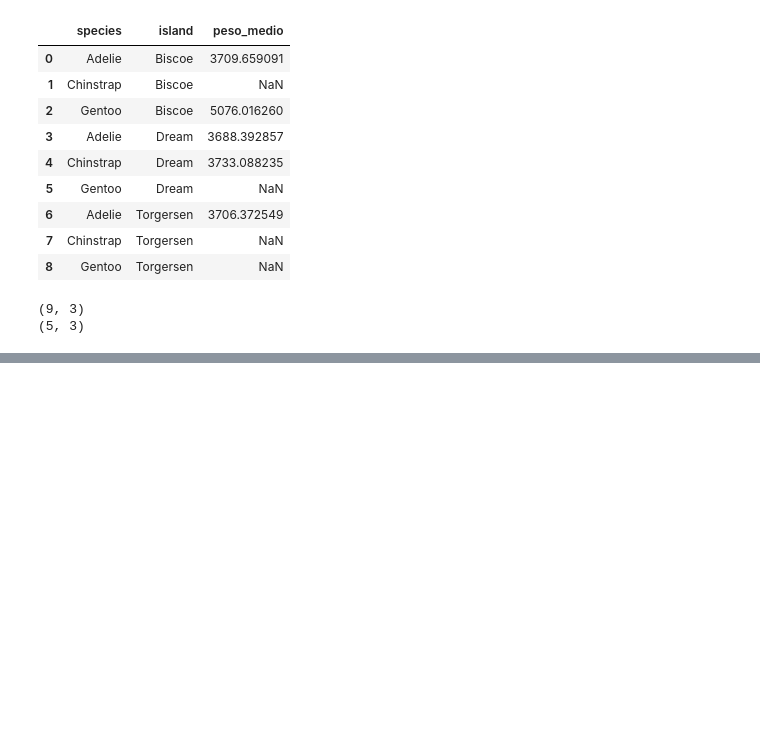
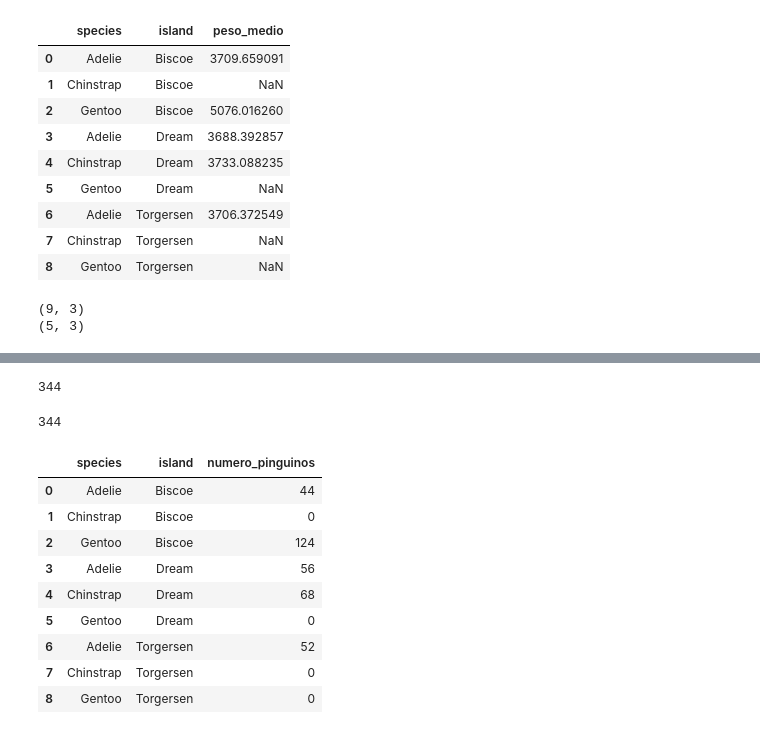
Before and after one commit to SalvaSala/lab-datos, a Jupyter notebook: notebooks/07_pivot_reestructurar.ipynb, the cells around one changed output, grey strips where cells are left out. Drawn from its saved outputs; the diff is of its cells as text; code cells hidden in the pictures; blank space fills up the shorter version.

Commit message:
Sesion 7: ejercicio de sintesis pivot_table + melt

```diff
--- a/notebooks/07_pivot_reestructurar.ipynb
+++ b/notebooks/07_pivot_reestructurar.ipynb
@@ -226,0 +302,8 @@ print(largo_limpio.shape)
+# %%
+tabla_2 = df.pivot_table(
+    index='species',
+    columns='island',
+    aggfunc='size',
+    fill_value=0
+)
+tabla_2
@@ -226,0 +316,24 @@ print(largo_limpio.shape)
+# %%
+print(tabla_2.values.sum())
+len(df)
+# %% [output]
+344
+344
+# %%
+largo_2 = tabla_2.reset_index().melt(
+    id_vars='species',
+    var_name='island',
+    value_name='numero_pinguinos'
+)
+largo_2
+# %% [output]
+|  | species | island | numero_pinguinos |
+| 0 | Adelie | Biscoe | 44 |
+| 1 | Chinstrap | Biscoe | 0 |
+| 2 | Gentoo | Biscoe | 124 |
+| 3 | Adelie | Dream | 56 |
+| 4 | Chinstrap | Dream | 68 |
+| 5 | Gentoo | Dream | 0 |
+| 6 | Adelie | Torgersen | 52 |
+| 7 | Chinstrap | Torgersen | 0 |
+| 8 | Gentoo | Torgersen | 0 |
```
Also changed, not shown: parts of 4 cells of this notebook.
